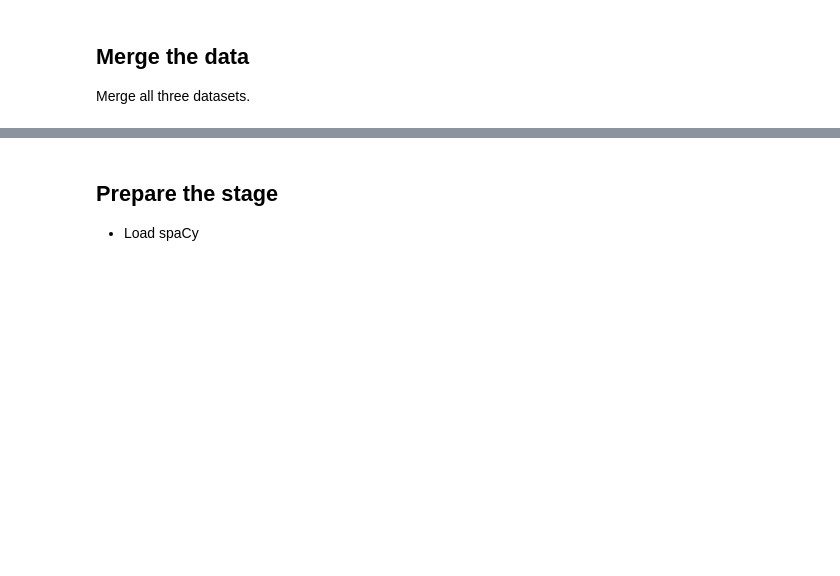
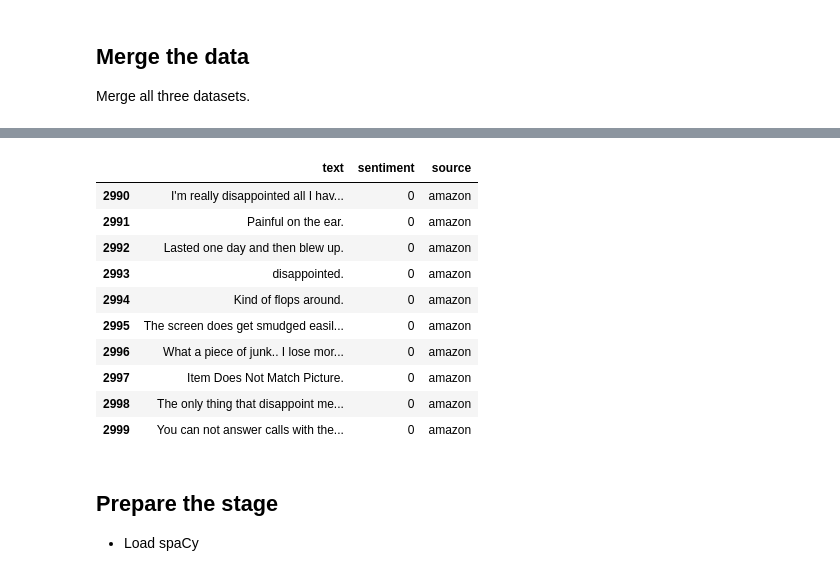
Before and after one commit to mdjroaming/IOD, a Jupyter notebook: Module 8/Module 8 Labs/IOD_Lab_8_4_Sentiment_Analysis.ipynb, the cells around one changed output, grey strips where cells are left out. Saved outputs shown, nothing was run; the diff lists cells and outputs as text; code cells hidden in the pictures; blank space fills up the shorter version.

```diff
--- a/Module 8/Module 8 Labs/IOD_Lab_8_4_Sentiment_Analysis.ipynb
+++ b/Module 8/Module 8 Labs/IOD_Lab_8_4_Sentiment_Analysis.ipynb
@@ -144,3 +193,17 @@ Merge all three datasets.
+# %%
+combined_df.tail(10)
+# %% [output]
+|  | text | sentiment | source |
+| 2990 | I'm really disappointed all I hav... | 0 | amazon |
+| 2991 | Painful on the ear. | 0 | amazon |
+| 2992 | Lasted one day and then blew up. | 0 | amazon |
+| 2993 | disappointed. | 0 | amazon |
+| 2994 | Kind of flops around. | 0 | amazon |
+| 2995 | The screen does get smudged easil... | 0 | amazon |
+| 2996 | What a piece of junk.. I lose mor... | 0 | amazon |
+| 2997 | Item Does Not Match Picture. | 0 | amazon |
+| 2998 | The only thing that disappoint me... | 0 | amazon |
+| 2999 | You can not answer calls with the... | 0 | amazon |
 # %% [markdown]
 ## Prepare the stage
 - Load spaCy
```
Also changed, not shown: parts of 24 cells of this notebook, 13 other files.
